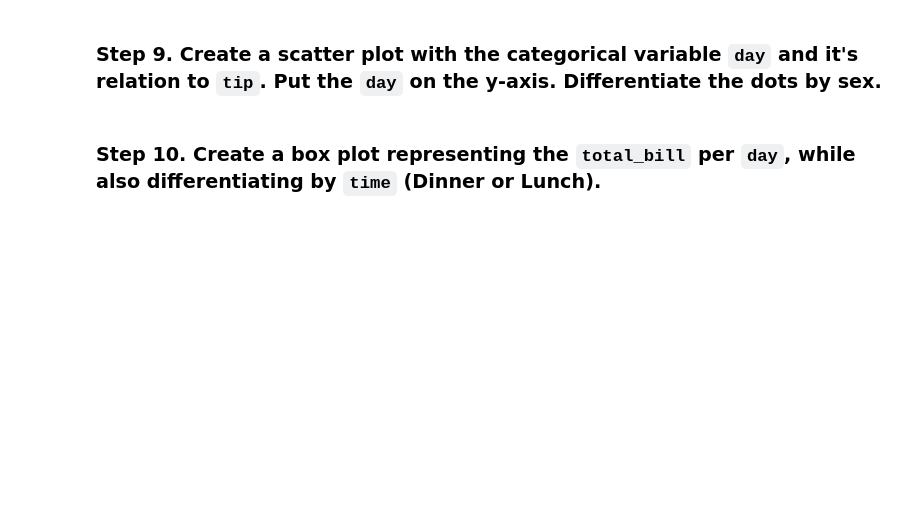
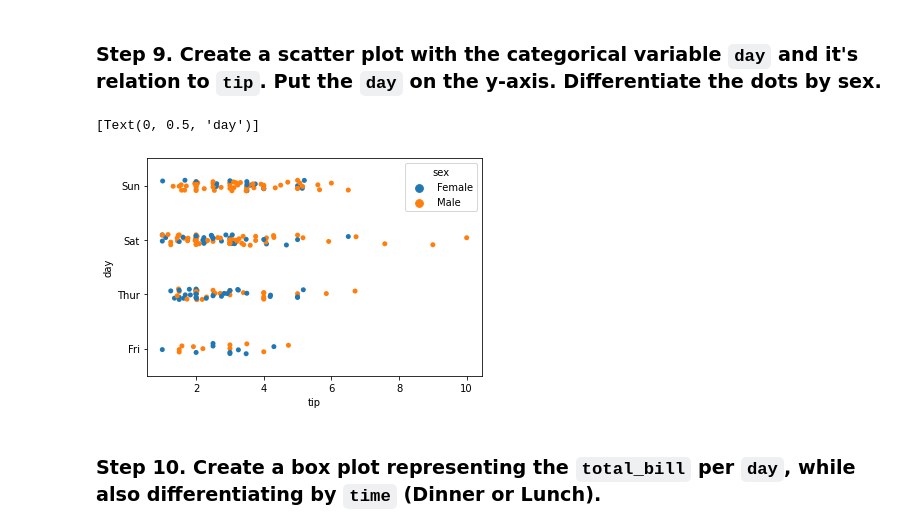
Before and after one commit to StefanMihut/Becode-Course, a Jupyter notebook: content/data_visualization/drills/Tips/Exercises.ipynb, the cells around one changed output. Drawn from its saved outputs; the diff is of its cells as text; code cells hidden in the pictures; blank space fills up the shorter version.

```diff
--- a/content/data_visualization/drills/Tips/Exercises.ipynb
+++ b/content/data_visualization/drills/Tips/Exercises.ipynb
@@ -76,4 +92,10 @@ Hint: It's just a single function call.
 # %% [markdown]
 ### Step 9. Create a scatter plot with the categorical variable `day` and it's relation to `tip`. Put the `day` on the y-axis. Differentiate the dots by sex.
+# %%
+ax = sns.stripplot(data=tips, x="tip", y="day", hue="sex")
+ax.set(ylabel="day")
+# %% [output]
+[Text(0, 0.5, 'day')]
+[figure, added]
 # %% [markdown]
 ### Step 10.  Create a box plot representing the `total_bill` per `day`, while also differentiating by `time` (Dinner or Lunch).
```
Also changed, not shown: parts of 7 cells of this notebook.
